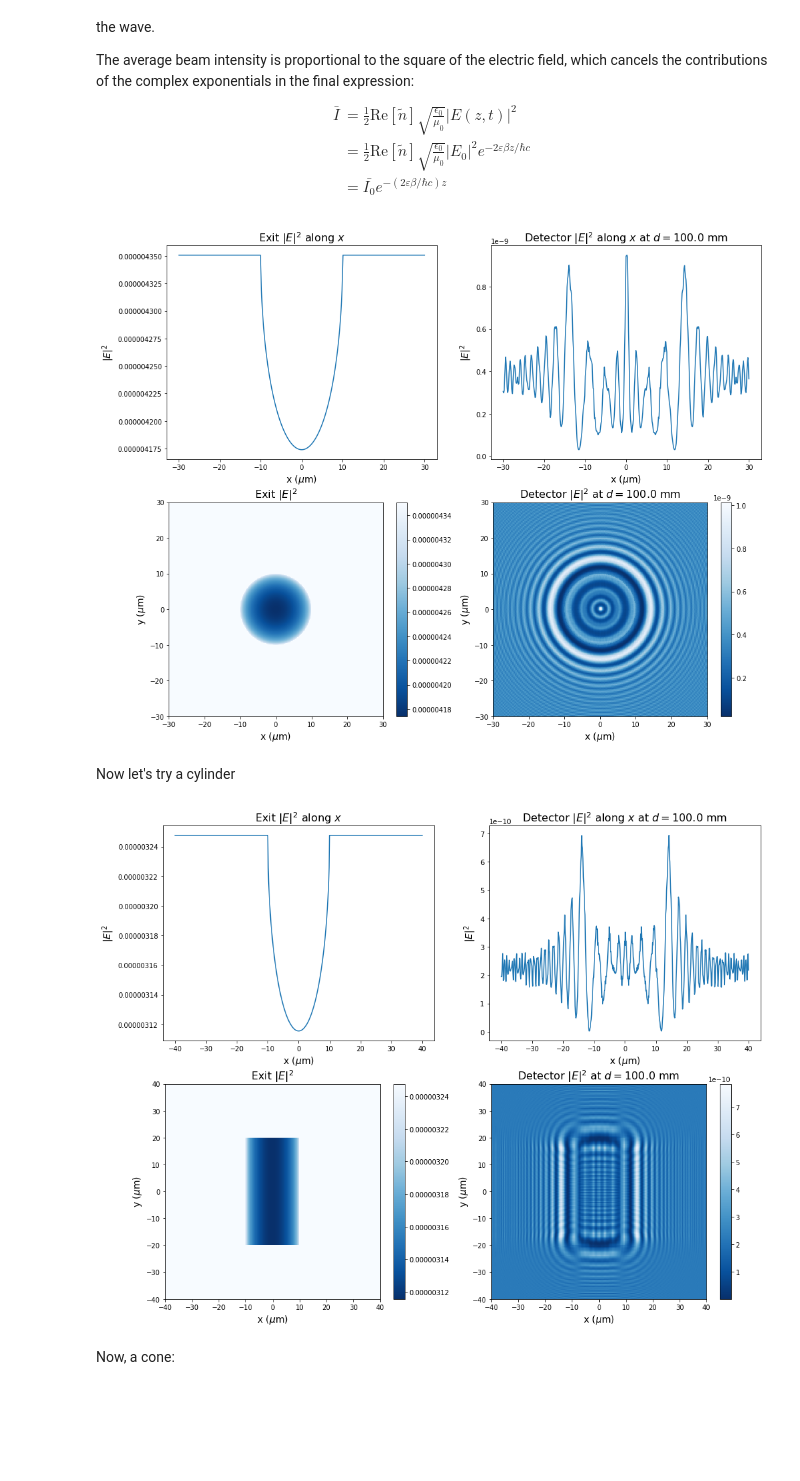
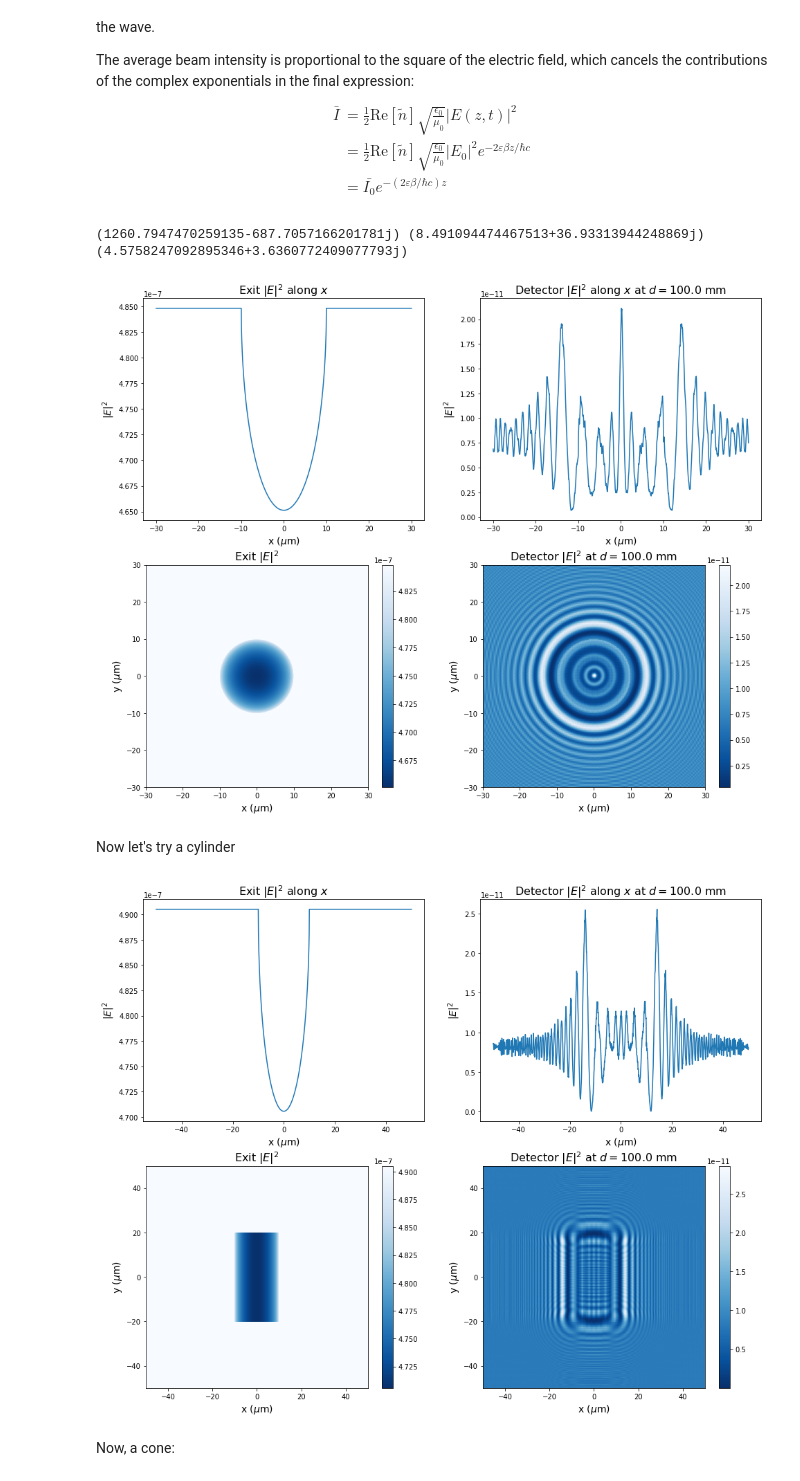
Before and after one commit to MSenani/X-Ray-Image-Reconstruction, a Jupyter notebook: Sphere_Reconstruction.ipynb, the cells around one changed output. Drawn from its saved outputs; the diff is of its cells as text; code cells hidden in the pictures; blank space fills up the shorter version.

```diff
--- a/Sphere_Reconstruction.ipynb
+++ b/Sphere_Reconstruction.ipynb
@@ -129,7 +142,7 @@ def attenuation_pw(t_func, shape_args, z0, E, delta, beta, Lx, Ly, nbins_x, nbin
 
 
 
-def propagate(wave, E, d, norm = False):
+def propagate(wave, E, d, Lx, Ly, norm = False):
     '''
     Propagates a wave via convolution.
     Args:
@@ -150,6 +163,8 @@ def propagate(wave, E, d, norm = False):
 
     ## Prepare a k-space grid
     dim = wave.shape
+    dx = Lx/dim[0]      # Spacing between x grid-points
+    dy = Ly/dim[1]      # Spacing between y grid-points
     kx = (np.arange(dim[0]) - dim[0] / 2) * 2 * np.pi / (dim[0] * dx)
     ky = (np.arange(dim[1]) - dim[1] / 2) * 2 * np.pi / (dim[1] * dy)
     kxg, kyg = np.meshgrid(kx, ky, indexing = 'ij')
@@ -220,8 +235,8 @@ delta = 1.51026588e-05       # delta for n-Heptane from CXRO
 beta  = 3.45463604e-08       # beta for n-Heptane from CXRO
 
 ## Discretization parameters
-nbins_x  = 500             # Number of x bins
-nbins_y  = 500             # Number of y bins
+nbins_x  = 1500             # Number of x bins
+nbins_y  = 1500             # Number of y bins
 dx       = Lx/nbins_x      # Spacing between x grid-points
 dy       = Ly/nbins_y      # Spacing between y grid-points
 
@@ -231,7 +246,7 @@ attenuated_wave = attenuation_pw(t_func = SphericalThickness, shape_args = args,
                                  Lx = Lx, Ly = Ly, nbins_x = nbins_x, nbins_y = nbins_y, norm = True)
 
 ## Propagate the post-attenuation wave to the detector
-propagated_wave = propagate(wave = attenuated_wave, E = E0*eV2J, d = d, norm = True)
+propagated_wave = propagate(wave = attenuated_wave, E = E0*eV2J, d = d, Lx = Lx, Ly = Ly, norm = True)
 
 ## Attenuate the background region assuming nitrogen
 delta_N2 = 7.2633e-9
@@ -239,7 +254,6 @@ beta_N2  = 3.5494e-11
 propagated_wave = attenuate_background(wave = propagated_wave, t_func = SphericalThickness, shape_args = args, D = args['r'] + d,
                                        E = E0*eV2J, delta = delta_N2, beta = beta_N2,
                                        Lx = Lx, Ly = Ly, nbins_x = nbins_x, nbins_y = nbins_y, norm = True)
-
 
 ## Plotting
 fig = plt.figure(figsize = (16,13))
@@ -302,7 +316,9 @@ ax4.set_title('Detector $|E|^2$ at $d=$'+str(d*1e3)+' mm', fontsize = 16)
 
 plt.show()
 # %% [output]
+(1260.7947470259135-687.7057166201781j) (8.491094474467513+36.93313944248869j)
+(4.5758247092895346+3.6360772409077793j)
-[figure, old version]
+[figure, new version]
 # %% [markdown]
 Now let's try a cylinder
 # %%
@@ -325,15 +341,15 @@ radius = 10e-6                # [m]: cylinder radius
 height = 20e-6               # [m]: cylinder height
 args   = {'r': radius, 'h': height}
 d      = 100e-3               # [m]: camera z-distance from edge of cylinder
-Lx     = 80e-6               # [m]: image field x-length
-Ly     = 80e-6               # [m]: image field y-length
+Lx     = 100e-6               # [m]: image field x-length
+Ly     = 100e-6               # [m]: image field y-length
 E0     = 5928.44775           # [keV]: incident beam energy
 delta = 1.51026588e-05
 beta  = 3.45463604e-08
 
 ## Discretization parameters
-nbins_x  = 600             # Number of x bins
-nbins_y  = 600             # Number of y bins
+nbins_x  = 1500             # Number of x bins
+nbins_y  = 1500             # Number of y bins
 dx       = Lx/nbins_x      # Spacing between x grid-points
 dy       = Ly/nbins_y      # Spacing between y grid-points
 
@@ -345,7 +361,7 @@ attenuated_wave = attenuation_pw(t_func = CylindricalThickness, shape_args = arg
                                  Lx = Lx, Ly = Ly, nbins_x = nbins_x, nbins_y = nbins_y, norm = True)
 
 ## Propagate the post-attenuation wave to the detector
-propagated_wave = propagate(wave = attenuated_wave, E = E0*eV2J, d = d, norm = True)
+propagated_wave = propagate(wave = attenuated_wave, E = E0*eV2J, d = d, Lx = Lx, Ly = Ly, norm = True)
 
 ## Attenuate the background region assuming nitrogen
 delta_N2 = 7.2633e-9
@@ -390,34 +406,34 @@ ax2.set_title('Detector $|E|^2$ along $x$ at $d=$'+str(d*1e3)+' mm', fontsize =
 ## Propagated Re[E]^2 slice along x
 # ax2.plot(x, (propagated_wave[int(nbins_x/2),:].real)**2, 'k-' )
 # ax2.set_ylabel('Re$[E]^2$', fontsize = 14)
 # ax2.set_title('Detector Re$[E]^2$ along $x$ at $d=$'+str(d*1e3)+' mm', fontsize = 16)
 
 
 ## Exit |E|^2 grid plot
 im1 = ax3.pcolormesh(x, y, abs(attenuated_wave)**2, cmap = 'Blues_r')
 fig.colorbar(im1, ax = ax3)
 ax3.set_xlabel('x ($\mu$m)', fontsize = 14)
 ax3.set_ylabel('y ($\mu$m)', fontsize = 14)
 ax3.set_title('Exit $|E|^2$', fontsize = 16)
 
 ## Exit Re[E]^2 grid plot
 # im1 = ax3.pcolormesh(x, y, (attenuated_wave.real)**2, cmap = 'gist_gray')
 # ax3.set_title('Exit Re$[E]^2$', fontsize = 16)
 
 ## Propagated |E|^2 grid plot
 im2 = ax4.pcolormesh(x, y, abs(propagated_wave)**2, cmap = 'Blues_r')
 fig.colorbar(im2, ax = ax4)
 ax4.set_xlabel('x ($\mu$m)', fontsize = 14)
 ax4.set_ylabel('y ($\mu$m)', fontsize = 14)
 ax4.set_title('Detector $|E|^2$ at $d=$'+str(d*1e3)+' mm', fontsize = 16)
 
 ## Propagated Re[E]^2 grid plot
 # im2 = ax4.pcolormesh(x, y, (propagated_wave.real)**2, cmap = 'gist_gray')
 # ax4.set_title('Detector Re$[E]^2$ at $d=$'+str(d*1e3)+' mm', fontsize = 16)
 
 plt.show()
 # %% [output]
-[figure, old version]
+[figure, new version]
 # %% [markdown]
 Now, a cone:
 # %%
```
Also changed, not shown: parts of 31 cells of this notebook.
